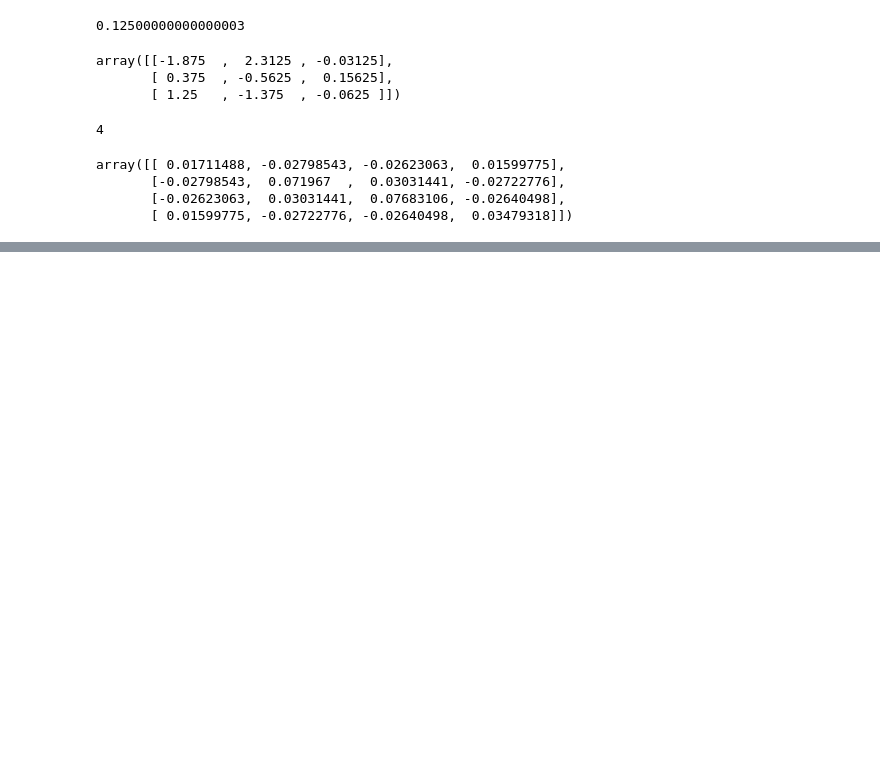
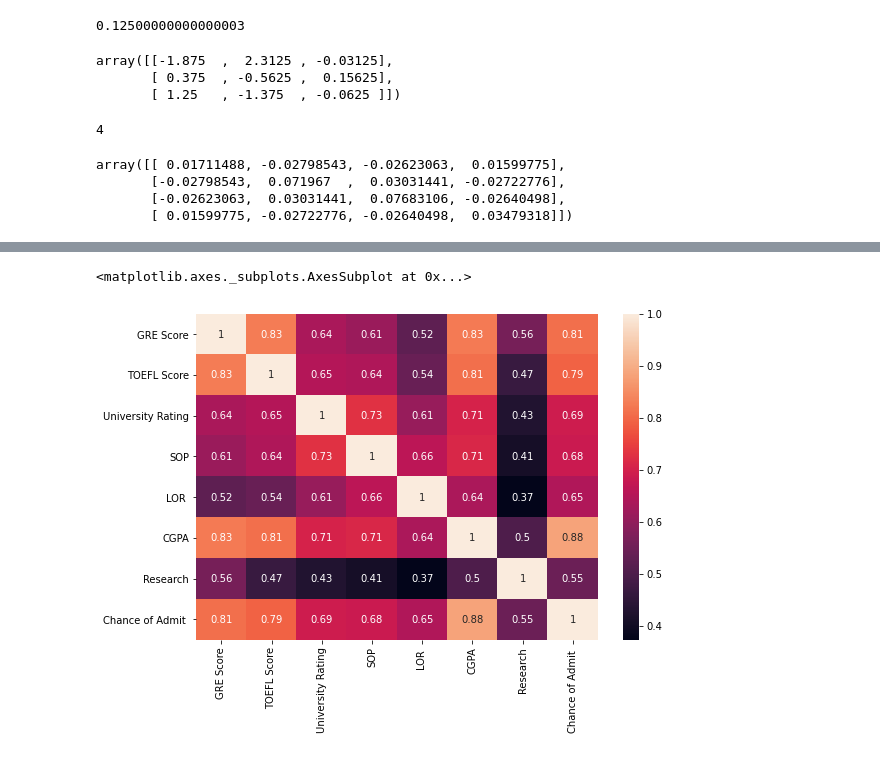
Before and after one commit to L1chik/SkillFactory, a Jupyter notebook: module_3/MATH&STAT_01.ipynb, the cells around one changed output, grey strips where cells are left out. Saved outputs shown, nothing was run; the diff lists cells and outputs as text; code cells hidden in the pictures; blank space fills up the shorter version.

```diff
--- a/module_3/MATH&STAT_01.ipynb
+++ b/module_3/MATH&STAT_01.ipynb
@@ -283,0 +514,2 @@ array([[ 0.01711488, -0.02798543, -0.02623063,  0.01599775],
+# %%
+admiss = pd.read_csv('Admission_Predict_Ver1.1.csv')
@@ -283,0 +526,3 @@ array([[ 0.01711488, -0.02798543, -0.02623063,  0.01599775],
+# %%
+admiss_c = admiss.corr()
+admiss_c
@@ -283,0 +567,6 @@ array([[ 0.01711488, -0.02798543, -0.02623063,  0.01599775],
+# %%
+plt.figure(figsize=(9,6))
+sns.heatmap(data=admiss_c, annot=True)
+# %% [output]
+<matplotlib.axes._subplots.AxesSubplot at 0x...>
+[figure, added]
```
Also changed, not shown: parts of 33 cells of this notebook.
